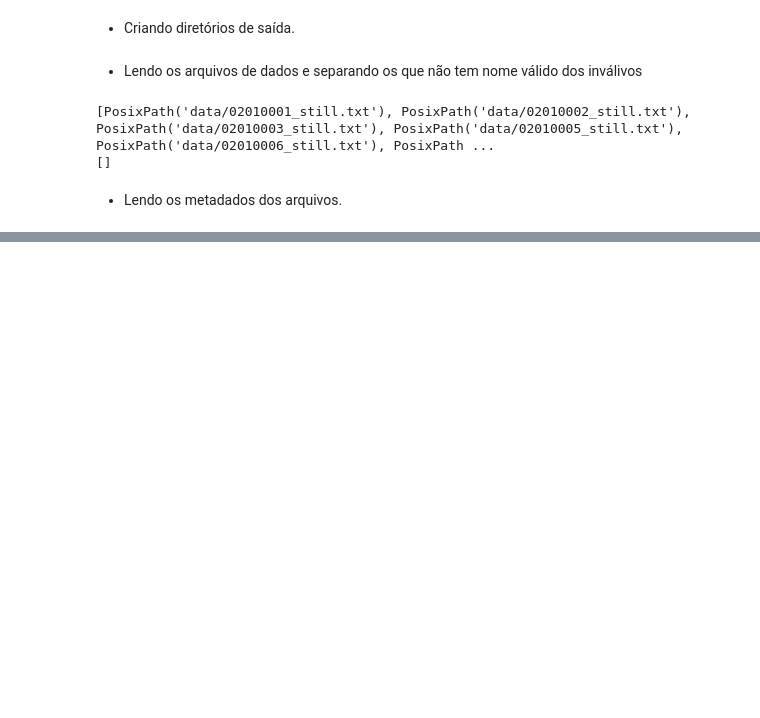
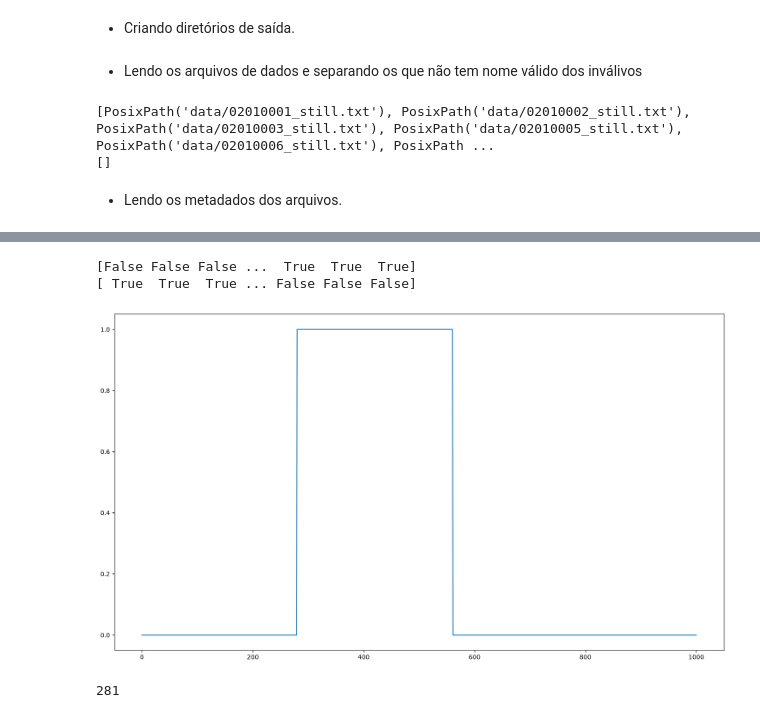
Before and after one commit to danielfsc/eec, a Jupyter notebook: run_explicado.ipynb, the cells around one changed output, grey strips where cells are left out. Saved outputs shown, nothing was run; the diff lists cells and outputs as text; code cells hidden in the pictures; blank space fills up the shorter version.

```diff
--- a/run_explicado.ipynb
+++ b/run_explicado.ipynb
@@ -74,0 +144,18 @@ print(fsv)
+# %%
+fgreater = f>=35.0
+print(fgreater)
+fminor = f<=min(70, configurations.fs/2. -1.0)
+print(fminor)
+band = fgreater & fminor
+teste=[]
+for b in band:
+    teste.append( 1 if b else 0)
+plt.figure(figsize=(18,10))
+plt.plot(range(len(teste)), teste);
+plt.show()
+print(band.sum())
+# %% [output]
+[False False False ...  True  True  True]
+[ True  True  True ... False False False]
+[figure, added]
+281
```
Also changed, not shown: parts of 28 cells of this notebook, 22 other files.
